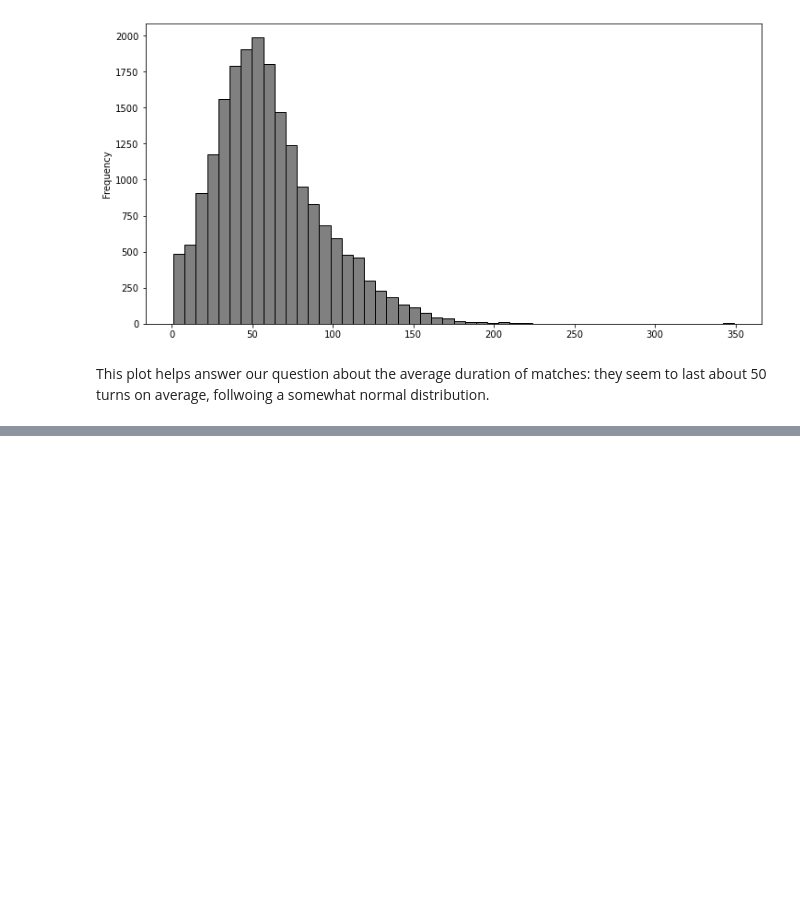
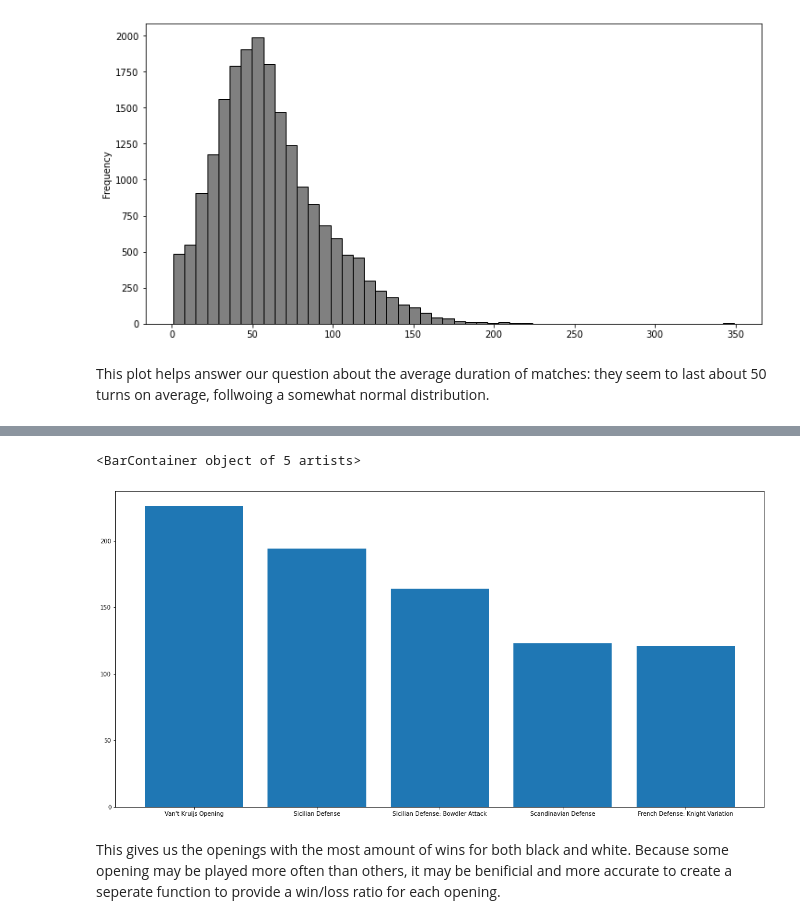
Before and after one commit to data301-2020-winter2/course-project-group_1049, a Jupyter notebook: analysis/Task5.ipynb, the cells around one changed output, grey strips where cells are left out. Drawn from its saved outputs; the diff is of its cells as text; code cells hidden in the pictures; blank space fills up the shorter version.

```diff
--- a/analysis/Task5.ipynb
+++ b/analysis/Task5.ipynb
@@ -24,0 +52,28 @@ This plot helps answer our question about the average duration of matches: they
+# %%
+dict={}
+for ind, row in df.iterrows():
+    if(row['opening_name'] not in dict):
+        dict[row['opening_name']]=0
+    if(row['winner']=='black'):
+        dict[row['opening_name']]+=1
+
+opening=""
+dict2={}
+for i in range(0,5):
+    max=0
+    for key in dict:
+        if(dict[key]>max and (key not in dict2)):
+            max=dict[key]
+            opening=key
+    dict2[opening]=max
+# %%
+#black
+w=dict2.keys()
+l=dict2.values()
+plt.figure(figsize=(20,10))
+plt.bar(w,l)
+# %% [output]
+<BarContainer object of 5 artists>
+[figure, added]
+# %% [markdown]
+This gives us the openings with the most amount of wins for both black and white. Because some opening may be played more often than others, it may be benificial and more accurate to create a seperate function to provide a win/loss ratio for each opening.
```
Also changed, not shown: parts of 3 cells of this notebook.
